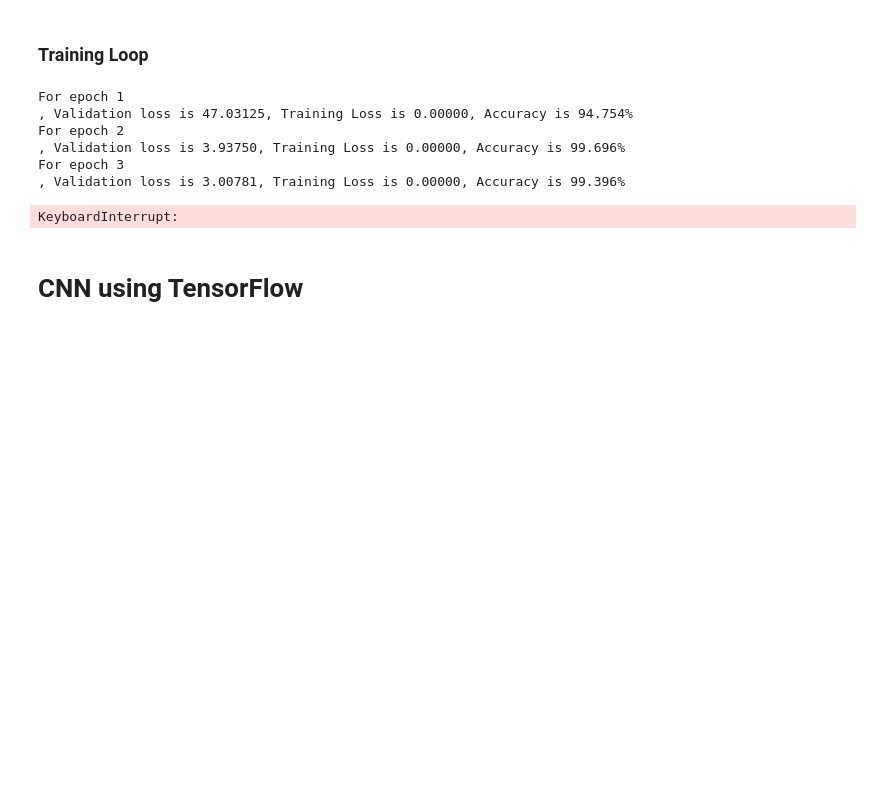
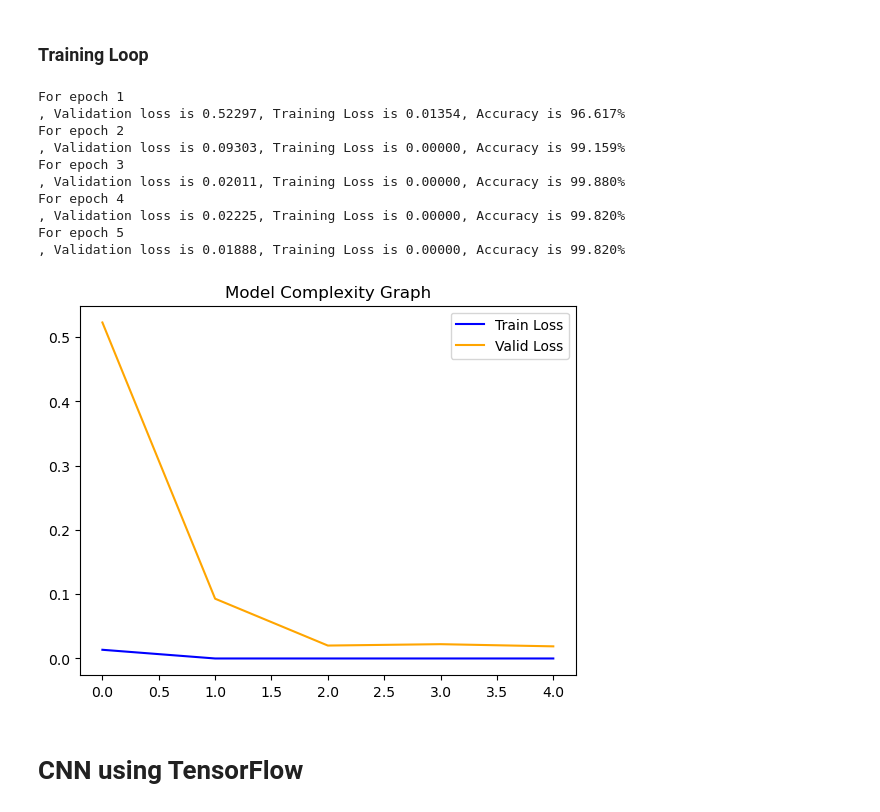
Before and after one commit to youssefokeil/DayNightClassification, a Jupyter notebook: day-night-classification.ipynb, the cells around one changed output. Saved outputs shown, nothing was run; the diff lists cells and outputs as text; code cells hidden in the pictures; blank space fills up the shorter version.

```diff
--- a/day-night-classification.ipynb
+++ b/day-night-classification.ipynb
@@ -570,8 +570,8 @@ class CNN_HSV_Module(nn.Module):
 
         self.pool=nn.MaxPool2d(2,2)
         self.relu=nn.ReLU()
-        self.fc1=nn.Linear(32*28*28, 512)
-        self.fc2=nn.Linear(512,1)
+        self.fc1=nn.Linear(32*28*28, 128)
+        self.fc2=nn.Linear(128,1)
         self.dropout=nn.Dropout(0.2)
 
     def forward(self, x):
@@ -584,9 +584,9 @@ class CNN_HSV_Module(nn.Module):
         # input 16 x 56 x 56 output= 32 x 28 x 28
         x=self.batch_norm3(self.relu(self.conv3(x)))
         x=self.pool(x)
+        x=self.dropout(x)
         # fully connected layers
         x=x.view(-1,32*28*28)
-        x=self.dropout(x)
         x=self.fc1(x)
         x=self.dropout(x)
         x=self.fc2(x)
@@ -602,20 +602,33 @@ if torch.cuda.is_available():
     model_cnn_new.cuda()
 criterion=nn.BCEWithLogitsLoss()
 # let's try to change some stuff
-optimizer= torch.optim.Adam(model_cnn_new.parameters(), lr=0.01)
+optimizer= torch.optim.Adam(model_cnn_new.parameters(), lr=0.001)
 scheduler=torch.optim.lr_scheduler.CosineAnnealingLR(optimizer,len(train_loader)*15, eta_min=1e-6)
 # %% [markdown]
 ### Training Loop
 # %%
-my_fitter(model_cnn_new,optimizer,scheduler,criterion,max_epochs=5)
+train_history, valid_history=my_fitter(model_cnn_new,optimizer,criterion,max_epochs=5)
 # %% [output]
 For epoch 1
-, Validation loss is 47.03125, Training Loss is 0.00000, Accuracy is 94.754%
+, Validation loss is 0.52297, Training Loss is 0.01354, Accuracy is 96.617%
 For epoch 2
-, Validation loss is 3.93750, Training Loss is 0.00000, Accuracy is 99.696%
+, Validation loss is 0.09303, Training Loss is 0.00000, Accuracy is 99.159%
 For epoch 3
-, Validation loss is 3.00781, Training Loss is 0.00000, Accuracy is 99.396%
+, Validation loss is 0.02011, Training Loss is 0.00000, Accuracy is 99.880%
+For epoch 4
+, Validation loss is 0.02225, Training Loss is 0.00000, Accuracy is 99.820%
+For epoch 5
+, Validation loss is 0.01888, Training Loss is 0.00000, Accuracy is 99.820%
-KeyboardInterrupt:
+# %%
+x_length=range(len(train_history))
+plt.plot(x_length, train_history,color="blue",label="Train Loss")
+plt.plot( x_length, valid_history,color="orange" ,label="Valid Loss")
+plt.legend()
+plt.title("Model Complexity Graph")
+plt.savefig("Files_Github/Pytorch_Model2_Epochs5.jpeg")
+plt.show()
+# %% [output]
+[figure, added]
 # %% [markdown]
 # CNN using TensorFlow
 # %% [markdown]
```
Also changed, not shown: parts of 1 cell of this notebook.
